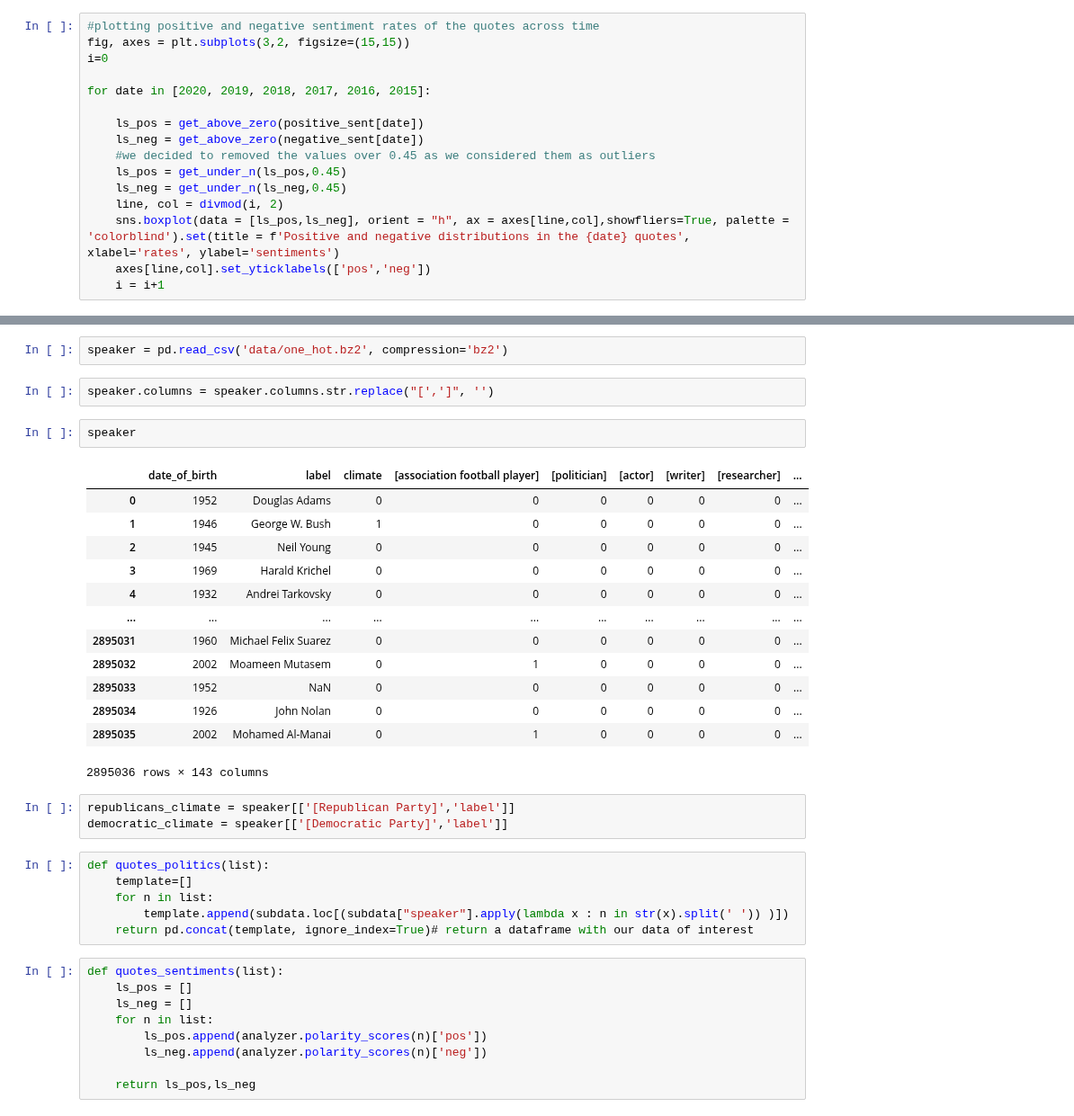
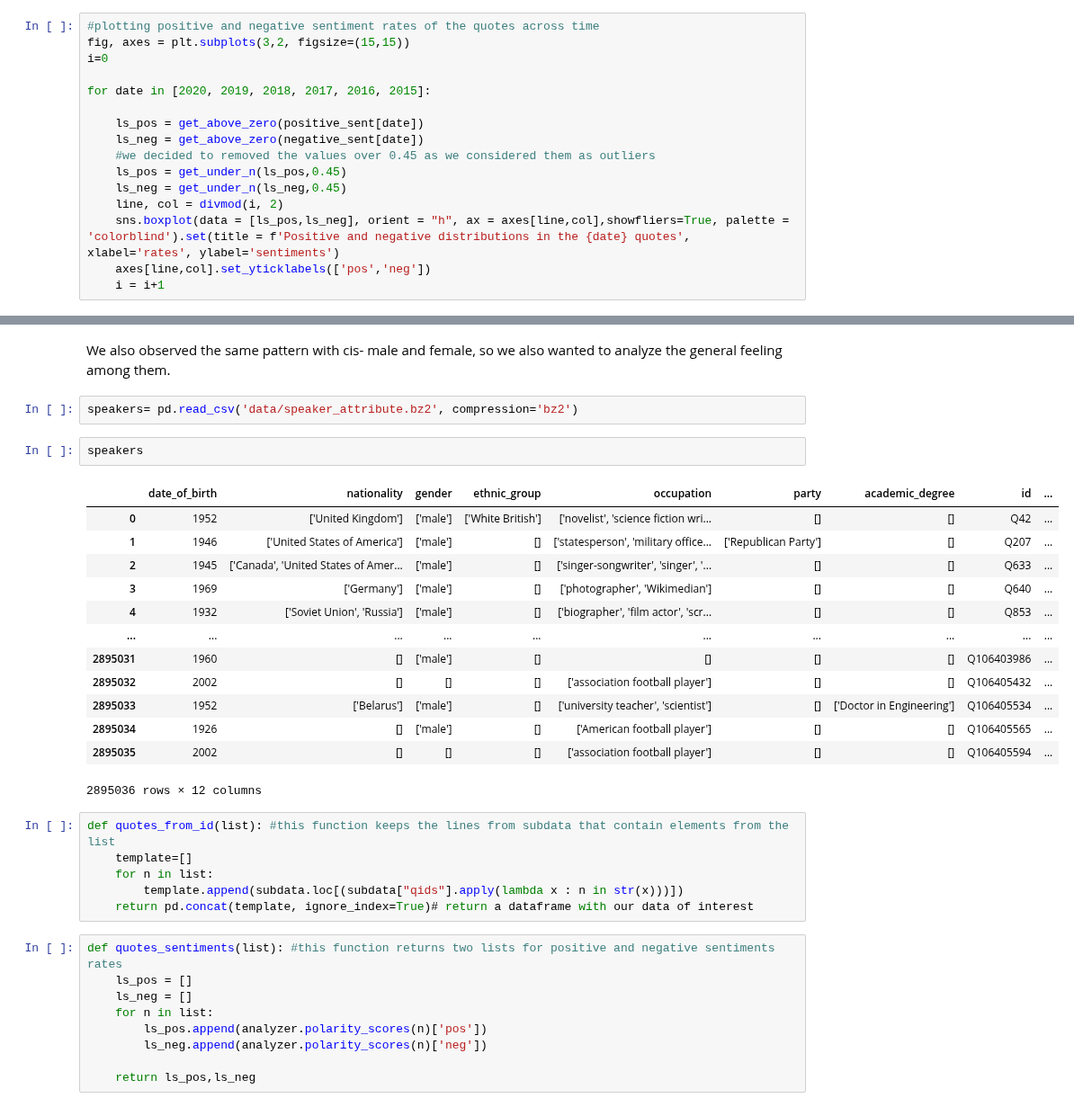
Before and after one commit to epfl-ada/ada-2021-project-avada-kedavra, a Jupyter notebook: visualization.ipynb, the cells around one changed output, grey strips where cells are left out. Shown at 90% size. Cells and saved outputs as stored; diff of their text form.

```diff
--- a/visualization.ipynb
+++ b/visualization.ipynb
@@ -210,34 +194,31 @@ subdata
+# %% [markdown]
+We also observed the same pattern with cis- male and female, so we also wanted to analyze the general feeling among them.
 # %%
-speaker = pd.read_csv('data/one_hot.bz2', compression='bz2')
+speakers= pd.read_csv('data/speaker_attribute.bz2', compression='bz2')
-# %%
-speaker.columns = speaker.columns.str.replace("[',']", '')
-# %%
-speaker
-# %% [output]
-|  | date_of_birth | label | climate | [association football player] | [politician] | [actor] | [writer] | [researcher] | ... |
-| 0 | 1952 | Douglas Adams | 0 | 0 | 0 | 0 | 0 | 0 | ... |
-| 1 | 1946 | George W. Bush | 1 | 0 | 0 | 0 | 0 | 0 | ... |
-| 2 | 1945 | Neil Young | 0 | 0 | 0 | 0 | 0 | 0 | ... |
-| 3 | 1969 | Harald Krichel | 0 | 0 | 0 | 0 | 0 | 0 | ... |
-| 4 | 1932 | Andrei Tarkovsky | 0 | 0 | 0 | 0 | 0 | 0 | ... |
-| ... | ... | ... | ... | ... | ... | ... | ... | ... | ... |
-| 2895031 | 1960 | Michael Felix Suarez | 0 | 0 | 0 | 0 | 0 | 0 | ... |
-| 2895032 | 2002 | Moameen Mutasem | 0 | 1 | 0 | 0 | 0 | 0 | ... |
-| 2895033 | 1952 | NaN | 0 | 0 | 0 | 0 | 0 | 0 | ... |
-| 2895034 | 1926 | John Nolan | 0 | 0 | 0 | 0 | 0 | 0 | ... |
-| 2895035 | 2002 | Mohamed Al-Manai | 0 | 1 | 0 | 0 | 0 | 0 | ... |
-2895036 rows × 143 columns
-# %%
-republicans_climate = speaker[['[Republican Party]','label']]
-democratic_climate = speaker[['[Democratic Party]','label']]
+# %%
+speakers
+# %% [output]
+|  | date_of_birth | nationality | gender | ethnic_group | occupation | party | academic_degree | id | ... |
+| 0 | 1952 | ['United Kingdom'] | ['male'] | ['White British'] | ['novelist', 'science fiction wri... | [] | [] | Q42 | ... |
+| 1 | 1946 | ['United States of America'] | ['male'] | [] | ['statesperson', 'military office... | ['Republican Party'] | [] | Q207 | ... |
+| 2 | 1945 | ['Canada', 'United States of Amer... | ['male'] | [] | ['singer-songwriter', 'singer', '... | [] | [] | Q633 | ... |
+| 3 | 1969 | ['Germany'] | ['male'] | [] | ['photographer', 'Wikimedian'] | [] | [] | Q640 | ... |
+| 4 | 1932 | ['Soviet Union', 'Russia'] | ['male'] | [] | ['biographer', 'film actor', 'scr... | [] | [] | Q853 | ... |
+| ... | ... | ... | ... | ... | ... | ... | ... | ... | ... |
+| 2895031 | 1960 | [] | ['male'] | [] | [] | [] | [] | Q106403986 | ... |
+| 2895032 | 2002 | [] | [] | [] | ['association football player'] | [] | [] | Q106405432 | ... |
+| 2895033 | 1952 | ['Belarus'] | ['male'] | [] | ['university teacher', 'scientist'] | [] | ['Doctor in Engineering'] | Q106405534 | ... |
+| 2895034 | 1926 | [] | ['male'] | [] | ['American football player'] | [] | [] | Q106405565 | ... |
+| 2895035 | 2002 | [] | [] | [] | ['association football player'] | [] | [] | Q106405594 | ... |
+2895036 rows × 12 columns
 # %%
-def quotes_politics(list):
+def quotes_from_id(list): #this function keeps the lines from subdata that contain elements from the list
     template=[]
     for n in list:
-        template.append(subdata.loc[(subdata["speaker"].apply(lambda x : n in str(x).split(' ')) )])
+        template.append(subdata.loc[(subdata["qids"].apply(lambda x : n in str(x)))])
     return pd.concat(template, ignore_index=True)# return a dataframe with our data of interest
 # %%
-def quotes_sentiments(list):
+def quotes_sentiments(list): #this function returns two lists for positive and negative sentiments rates
     ls_pos = []
     ls_neg = []
     for n in list:
```
Also changed, not shown: parts of 14 cells of this notebook.
